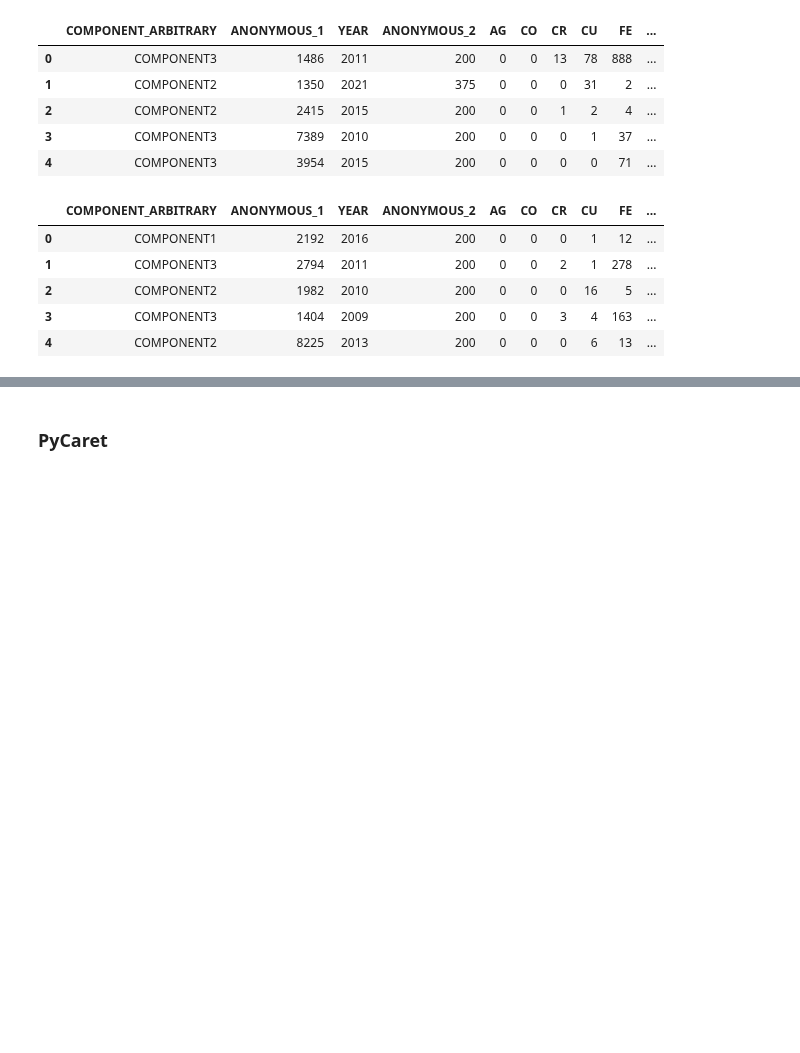
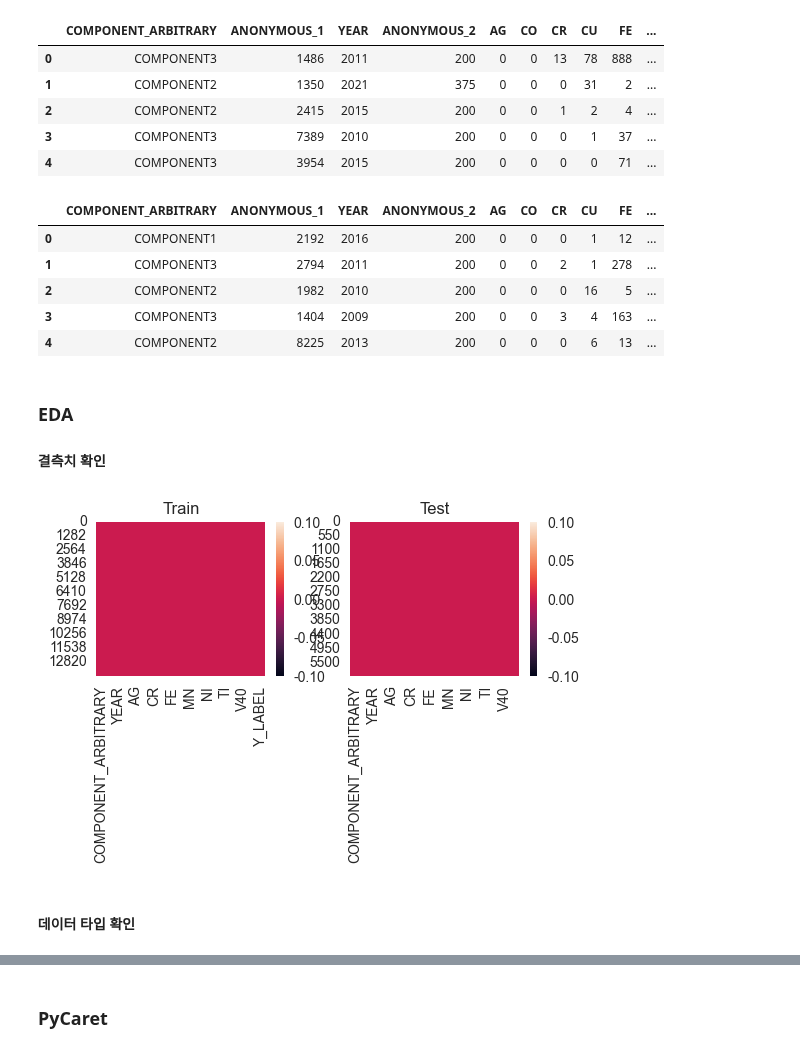
Before and after one commit to nuyhc/Struggles, a Jupyter notebook: Classifying Oil Conditions of Construction Machine/clf_oil_cond_cm.ipynb, the cells around one changed output, grey strips where cells are left out. Drawn from its saved outputs; the diff is of its cells as text; code cells hidden in the pictures; blank space fills up the shorter version.

```diff
--- a/Classifying Oil Conditions of Construction Machine/clf_oil_cond_cm.ipynb
+++ b/Classifying Oil Conditions of Construction Machine/clf_oil_cond_cm.ipynb
@@ -74,3 +79,15 @@ display(test_df.head())
 | 2 | COMPONENT2 | 1982 | 2010 | 200 | 0 | 0 | 0 | 16 | 5 | ... |
 | 3 | COMPONENT3 | 1404 | 2009 | 200 | 0 | 0 | 3 | 4 | 163 | ... |
 | 4 | COMPONENT2 | 8225 | 2013 | 200 | 0 | 0 | 0 | 6 | 13 | ... |
+# %% [markdown]
+### EDA
+#### 결측치 확인
+# %%
+fig, ax = plt.subplots(1, 2, figsize=(6, 2))
+sns.heatmap(train_df.isnull(), ax=ax[0]).set_title("Train")
+sns.heatmap(test_df.isnull(), ax=ax[1]).set_title("Test")
+plt.show()
+# %% [output]
+[figure, added]
+# %% [markdown]
+#### 데이터 타입 확인
```
Also changed, not shown: parts of 25 cells of this notebook.
